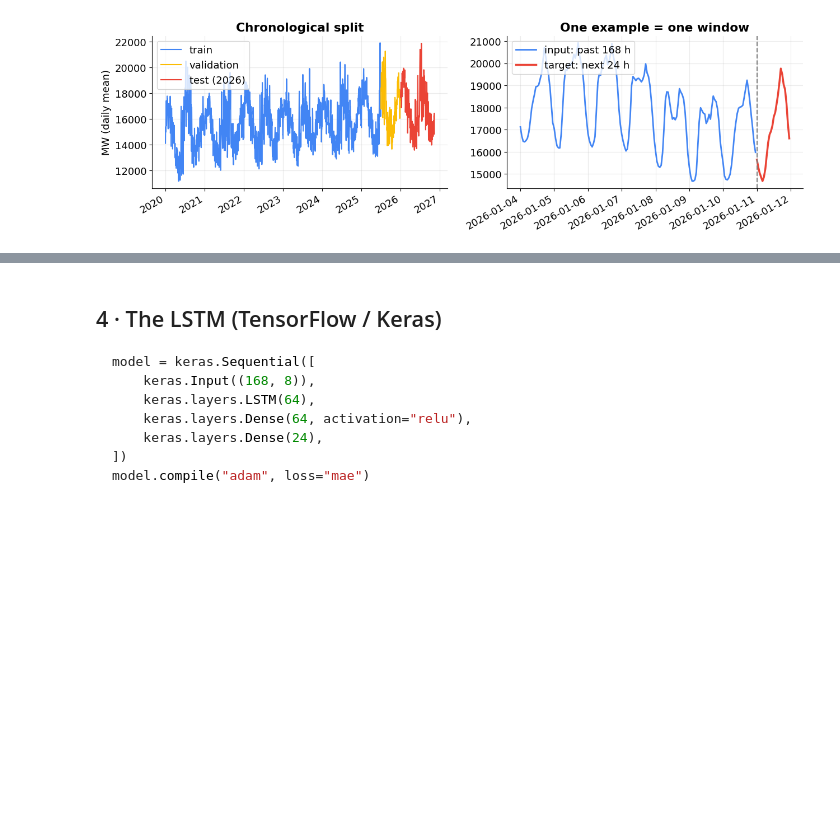
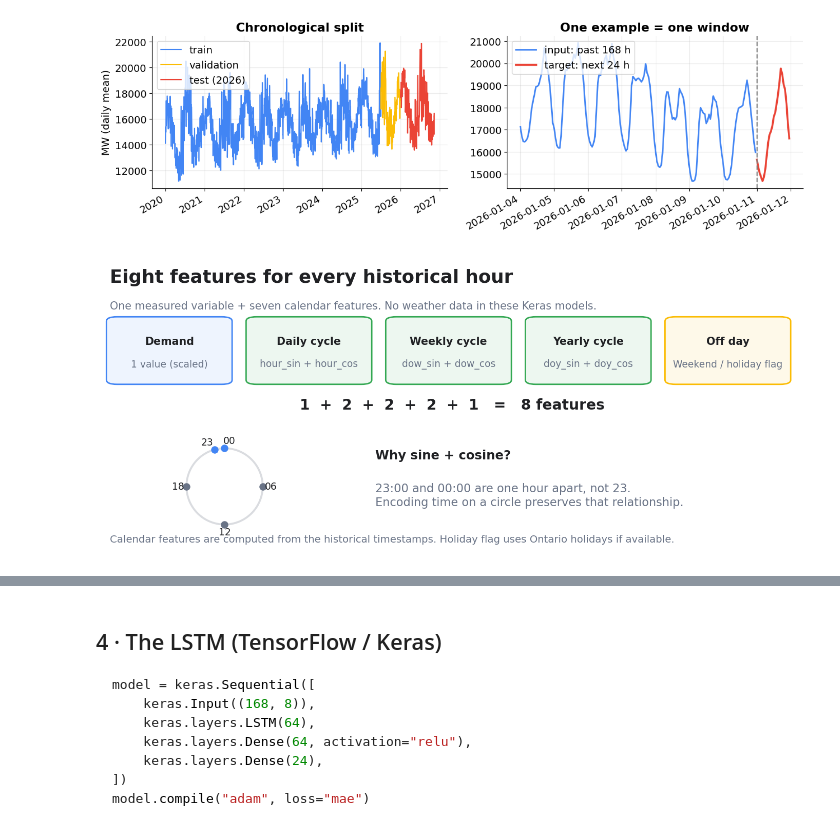
Before and after one commit to FarahHammamii/devFest_Sherbrooke_Time_Series, a Jupyter notebook: notebooks/DevFest2026_Forecasting_Demo.ipynb, the cells around one changed output, grey strips where cells are left out. Cells and saved outputs as stored; diff of their text form; code cells hidden in the pictures; blank space fills up the shorter version.

```diff
--- a/notebooks/DevFest2026_Forecasting_Demo.ipynb
+++ b/notebooks/DevFest2026_Forecasting_Demo.ipynb
@@ -95,3 +142,24 @@ a2.axvline(t0, color="grey", ls="--"); a2.set(title="One example = one window");
 fig.autofmt_xdate(); plt.show()
 # %% [output]
 [figure]
+# %%
+#@title Feature engineering — 8 inputs per hour
+fig, ax = canvas("Eight features for every historical hour", "One measured variable + seven calendar features. No weather data in these Keras models.", 5.5)
+items=[("Demand", "1 value (scaled)", BLUE), ("Daily cycle", "hour_sin + hour_cos", GREEN), ("Weekly cycle", "dow_sin + dow_cos", GREEN), ("Yearly cycle", "doy_sin + doy_cos", GREEN), ("Off day", "Weekend / holiday flag", GOLD)]
+for i,(label,sub,col) in enumerate(items):
+    box(ax,1+i*20,58,17,22,label,col,sub,fs=11)
+ax.text(50,49,"1  +  2  +  2  +  2  +  1   =   8 features",ha="center",fontsize=15,fontweight="bold",color=INK)
+# A clock inset illustrates why cyclical encoding is useful.
+clock=fig.add_axes([.15,.15,.22,.27]); clock.set_aspect("equal"); clock.axis("off")
+th=np.linspace(0,2*np.pi,200); clock.plot(np.sin(th),np.cos(th),color="#dadce0",lw=2)
+for h in [0,6,12,18,23]:
+    a=2*np.pi*h/24; x,y=np.sin(a),np.cos(a)
+    clock.scatter(x,y,s=45,color=BLUE if h in (23,0) else GRAY,zorder=3)
+    clock.text(x*1.22 + (-.14 if h==23 else .13 if h==0 else 0),y*1.20,f"{h:02d}",ha="center",va="center",fontsize=10,color=INK)
+clock.set(xlim=(-1.35,1.35),ylim=(-1.35,1.35))
+ax.text(39,32,"Why sine + cosine?",fontsize=13,fontweight="bold",color=INK)
+ax.text(39,24,"23:00 and 00:00 are one hour apart, not 23.\nEncoding time on a circle preserves that relationship.",fontsize=12,color=GRAY,va="top")
+note(ax,"Calendar features are computed from the historical timestamps. Holiday flag uses Ontario holidays if available.")
+plt.show()
+# %% [output]
+[figure, added]
```
Also changed, not shown: parts of 7 cells of this notebook.
